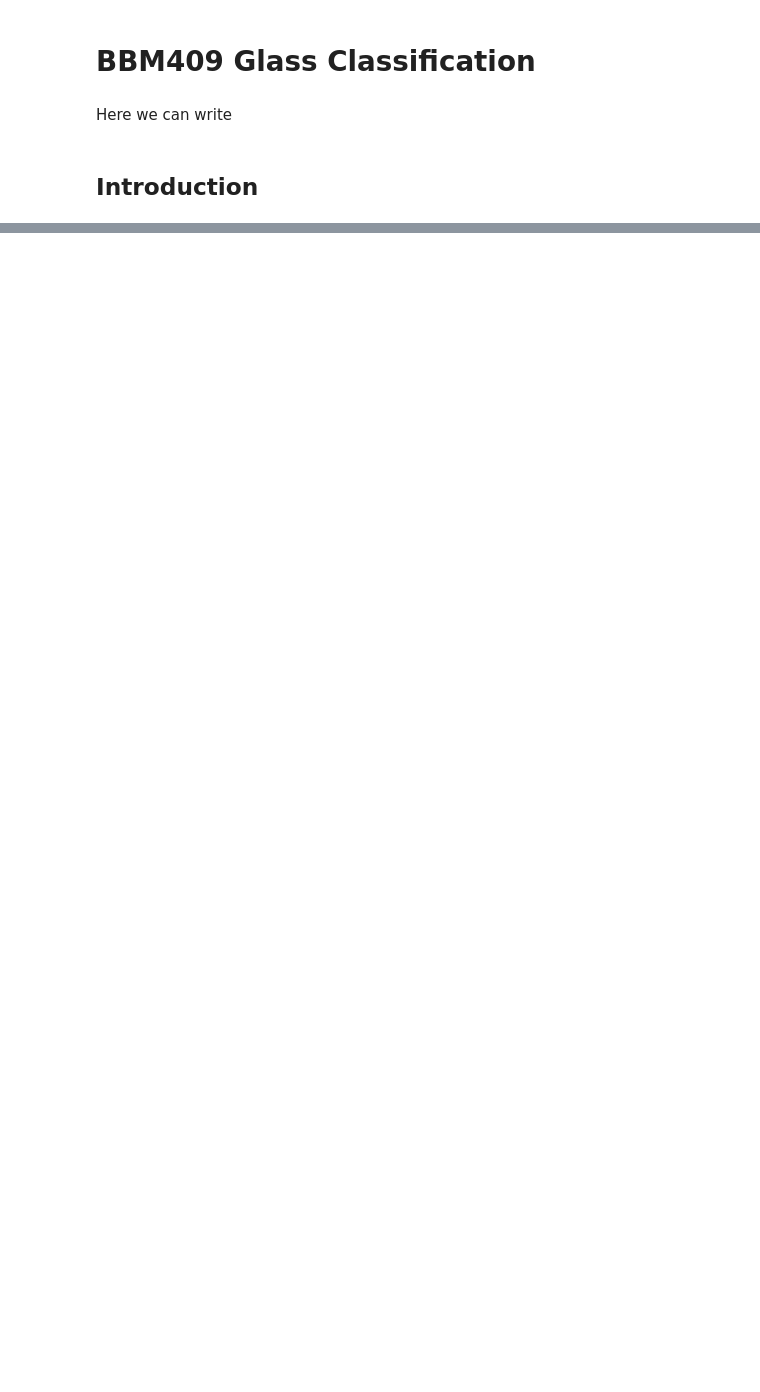
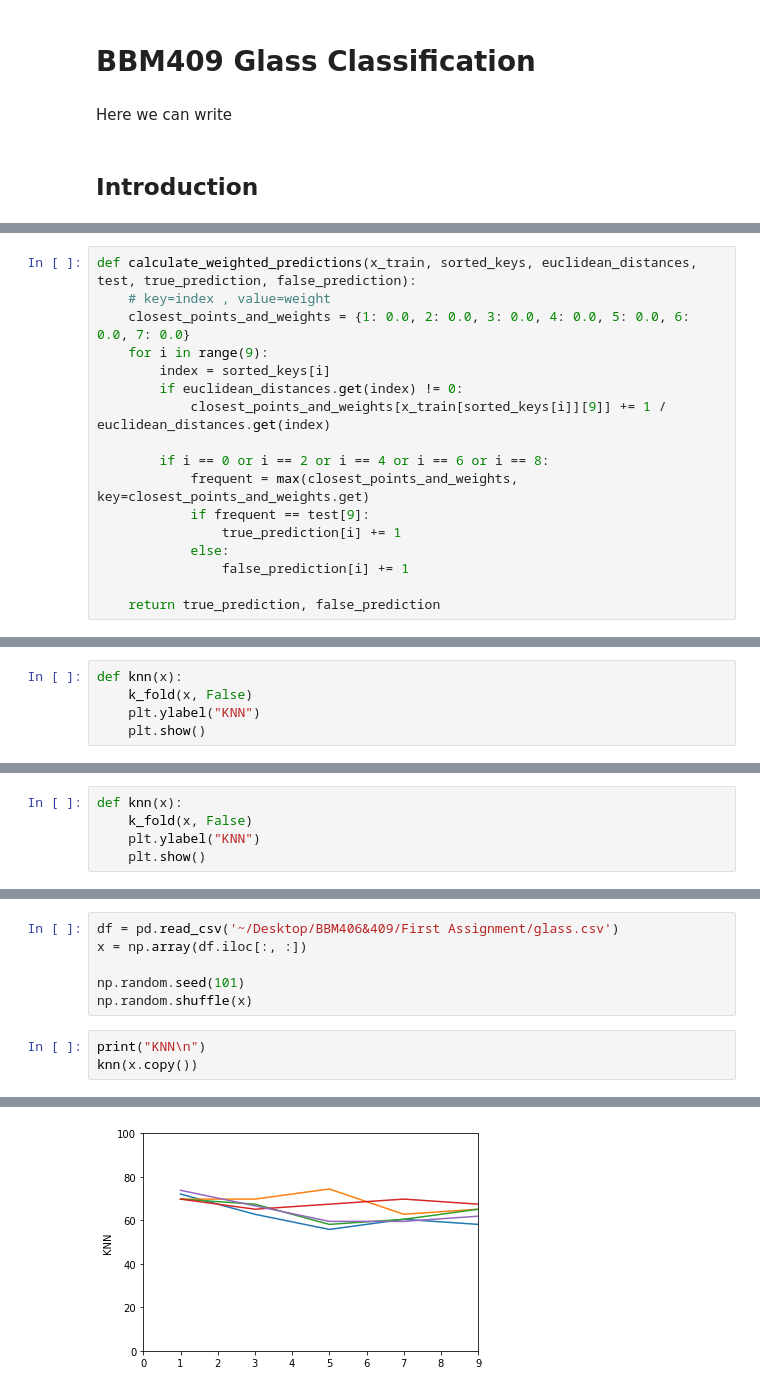
Before and after one commit to eylultuncel/ML-KNN-Algorithm, a Jupyter notebook: glass.ipynb, the cells around one changed output, grey strips where cells are left out. Saved outputs shown, nothing was run; the diff lists cells and outputs as text; blank space fills up the shorter version.

```diff
--- a/glass.ipynb
+++ b/glass.ipynb
@@ -9,0 +74,17 @@ import numpy as np
+# %%
+def calculate_weighted_predictions(x_train, sorted_keys, euclidean_distances, test, true_prediction, false_prediction):
+    # key=index , value=weight
+    closest_points_and_weights = {1: 0.0, 2: 0.0, 3: 0.0, 4: 0.0, 5: 0.0, 6: 0.0, 7: 0.0}
+    for i in range(9):
+        index = sorted_keys[i]
+        if euclidean_distances.get(index) != 0:
+            closest_points_and_weights[x_train[sorted_keys[i]][9]] += 1 / euclidean_distances.get(index)
+
+        if i == 0 or i == 2 or i == 4 or i == 6 or i == 8:
+            frequent = max(closest_points_and_weights, key=closest_points_and_weights.get)
+            if frequent == test[9]:
+                true_prediction[i] += 1
+            else:
+                false_prediction[i] += 1
+
+    return true_prediction, false_prediction
@@ -9,0 +132,5 @@ import numpy as np
+# %%
+def knn(x):
+    k_fold(x, False)
+    plt.ylabel("KNN")
+    plt.show()
@@ -28,0 +379,5 @@ a
+# %%
+def knn(x):
+    k_fold(x, False)
+    plt.ylabel("KNN")
+    plt.show()
@@ -28,0 +401,10 @@ a
+# %%
+df = pd.read_csv('~/Desktop/BBM406&409/First Assignment/glass.csv')
+x = np.array(df.iloc[:, :])
+
+np.random.seed(101)
+np.random.shuffle(x)
+# %%
+print("KNN\n")
+knn(x.copy())
+# %% [output]
@@ -28,0 +428 @@ a
+[figure, added]
```
Also changed, not shown: parts of 30 cells of this notebook.
